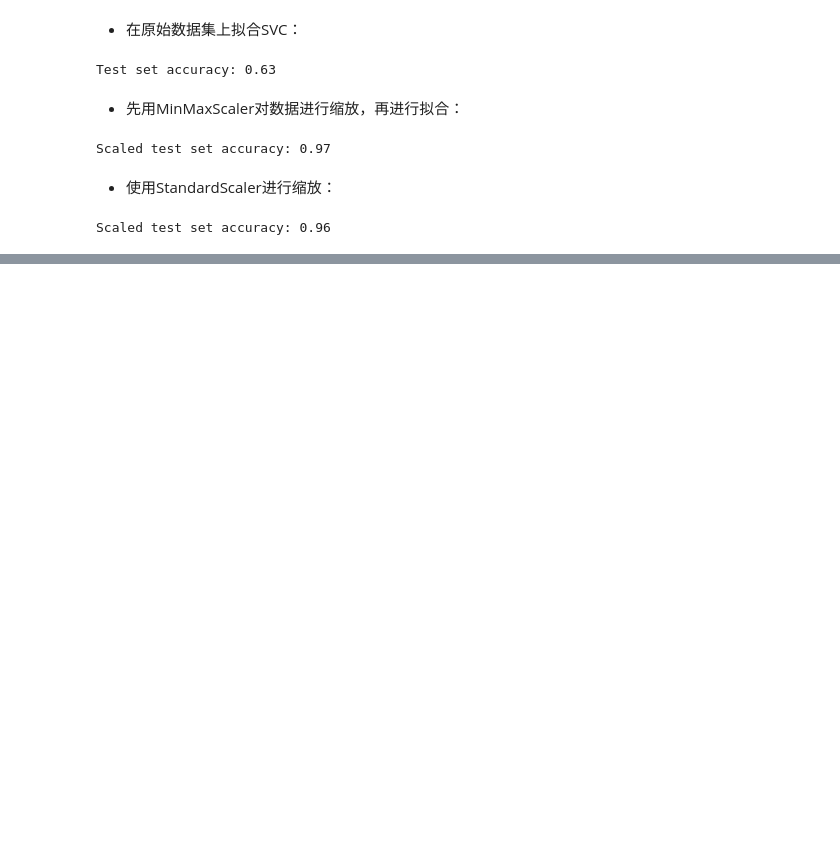
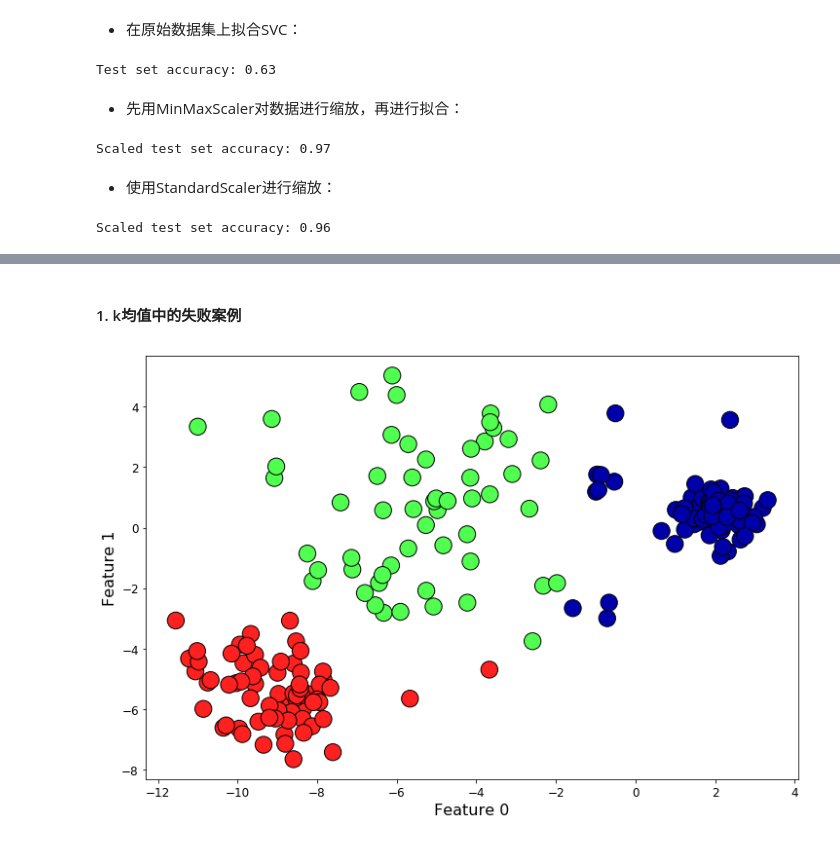
Before and after one commit to libingallin/introduction-to-ml, a Jupyter notebook: ch3_unsupervied_learning_and_preprocessing.ipynb, the cells around one changed output, grey strips where cells are left out. Cells and saved outputs as stored; diff of their text form; code cells hidden in the pictures; blank space fills up the shorter version.

```diff
--- a/ch3_unsupervied_learning_and_preprocessing.ipynb
+++ b/ch3_unsupervied_learning_and_preprocessing.ipynb
@@ -343,0 +433,22 @@ Scaled test set accuracy: 0.96
+# %% [markdown]
+#### 1. k均值中的失败案例
+# %%
+# Generate some random cluster data
+X_varied, y_varied = make_blobs(n_samples=200, cluster_std=[1.0, 2.5, 0.5],
+                                random_state=170)
+
+# K-means(k=3)
+kmeans = KMeans(n_clusters=3, random_state=0)
+kmeans.fit(X_varied)
+
+y_pred = kmeans.predict(X_varied)
+
+# Plot the result
+plt.figure(figsize=(12, 8))
+plt.scatter(X_varied[:, 0], X_varied[:, 1], c=y_pred, cmap=cm3, marker="o",
+            s=300, edgecolors="k")
+plt.xlabel("Feature 0", fontsize=16)
+plt.ylabel("Feature 1", fontsize=16)
+plt.show()
+# %% [output]
+[figure, added]
```
Also changed, not shown: parts of 62 cells of this notebook.
